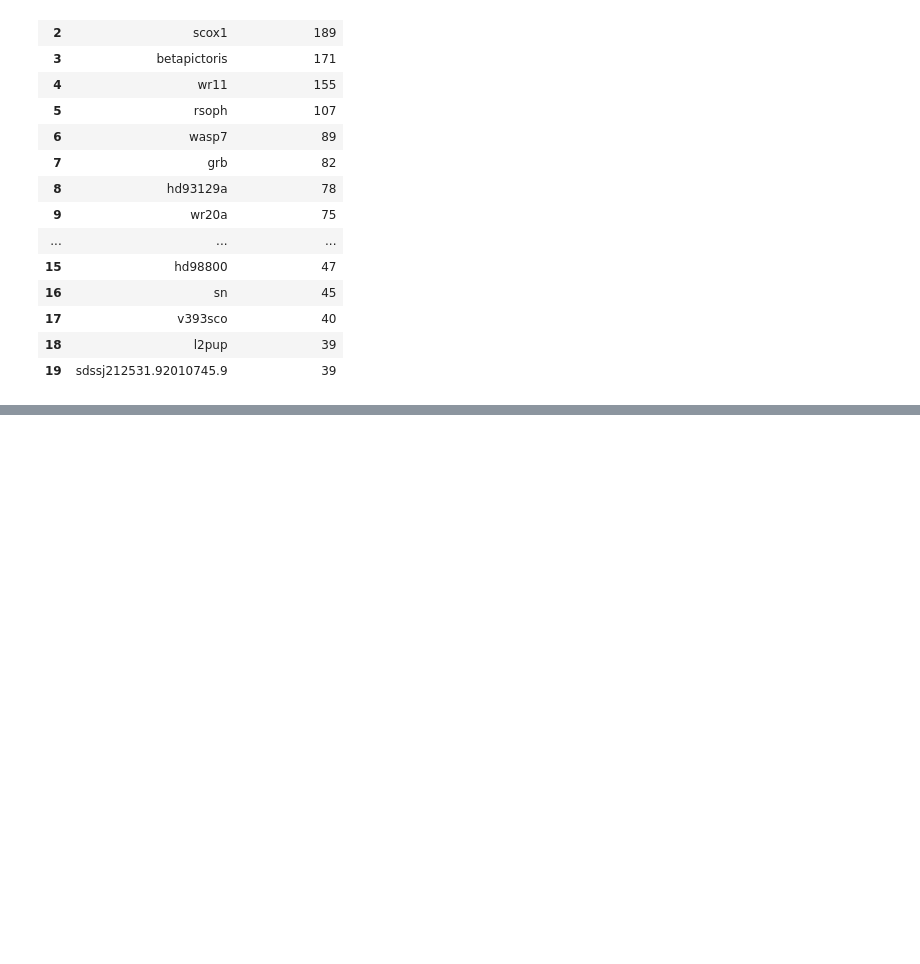
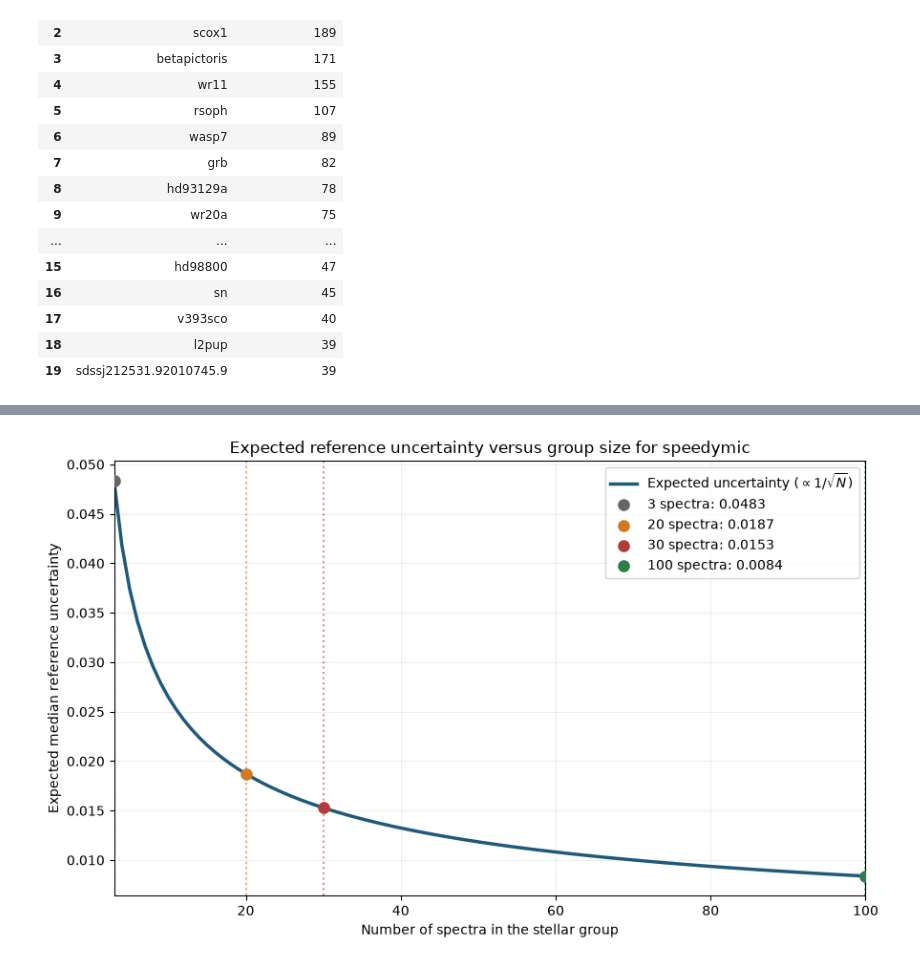
Before and after one commit to AstroHohen/ResearchProjectMSc, a Jupyter notebook: HR/DetectionAnalysis/detection_analysis.ipynb, the cells around one changed output, grey strips where cells are left out. Saved outputs shown, nothing was run; the diff lists cells and outputs as text; code cells hidden in the pictures; blank space fills up the shorter version.

```diff
--- a/HR/DetectionAnalysis/detection_analysis.ipynb
+++ b/HR/DetectionAnalysis/detection_analysis.ipynb
@@ -175,0 +512,84 @@ number of groups with 3 or more spectra in it = 2887
+# %%
+example_star = 'speedymic'
+example_search = ASSET(parameters=parameters, line='K')
+example_result = example_search.spec_analysis(
+    str(processed_dataset / example_star) + os.sep
+)
+
+if example_result is None:
+    raise ValueError(f'Could not process stellar group: {example_star}')
+
+example_spectra, _, example_reference_scatter = example_result
+example_search_scatter = example_reference_scatter[
+    example_search.snr_idxrange
+]
+
+simulated_group_sizes = np.arange(3, 101)
+median_scatter = np.nanmedian(example_search_scatter)
+projected_uncertainty = (
+    np.sqrt(np.pi / 2) * median_scatter / np.sqrt(simulated_group_sizes)
+)
+
+fig, uncertainty_axis = plt.subplots(figsize=(9, 5.5))
+uncertainty_axis.plot(
+    simulated_group_sizes,
+    projected_uncertainty,
+    color='#1f5a7a',
+    linewidth=2.5,
+    label=r'Expected uncertainty ($\propto 1/\sqrt{N}$)',
+)
+
+marker_styles = [
+    (3, '#666666'),
+    (20, '#d17a22'),
+    (30, '#b33b3b'),
+    (100, '#2f7d4a'),
+]
+for group_size, color in marker_styles:
+    uncertainty = projected_uncertainty[group_size - 3]
+    uncertainty_axis.scatter(
+        group_size,
+        uncertainty,
+        color=color,
+        s=65,
+        zorder=3,
+        label=f'{group_size} spectra: {uncertainty:.4f}',
+    )
+    uncertainty_axis.axvline(
+        group_size,
+        color=color,
+        linestyle=':',
+        alpha=0.55,
+    )
+
+uncertainty_axis.set_xlabel('Number of spectra in the stellar group')
+uncertainty_axis.set_ylabel('Expected median reference uncertainty')
+uncertainty_axis.set_title(
+    f'Expected reference uncertainty versus group size for {example_star}'
+)
+uncertainty_axis.set_xlim(3, 100)
+uncertainty_axis.grid(alpha=0.2)
+uncertainty_axis.legend()
+plt.tight_layout()
+plt.show()
+
+example_thresholds = pd.DataFrame({
+    'number_of_spectra': [3, 20, 30, 100],
+})
+example_thresholds['expected_reference_uncertainty'] = (
+    np.sqrt(np.pi / 2) * median_scatter /
+    np.sqrt(example_thresholds['number_of_spectra'])
+)
+example_thresholds['reduction_from_3_spectra_percent'] = 100 * (
+    1 - example_thresholds['expected_reference_uncertainty'] /
+    example_thresholds['expected_reference_uncertainty'].iloc[0]
+)
+
+display(
+    example_thresholds.style.format({
+        'expected_reference_uncertainty': '{:.6f}',
+        'reduction_from_3_spectra_percent': '{:.1f}%',
+    })
+)
+# %% [output]
+[figure, added]
```
Also changed, not shown: parts of 10 cells of this notebook, 1 other file.
